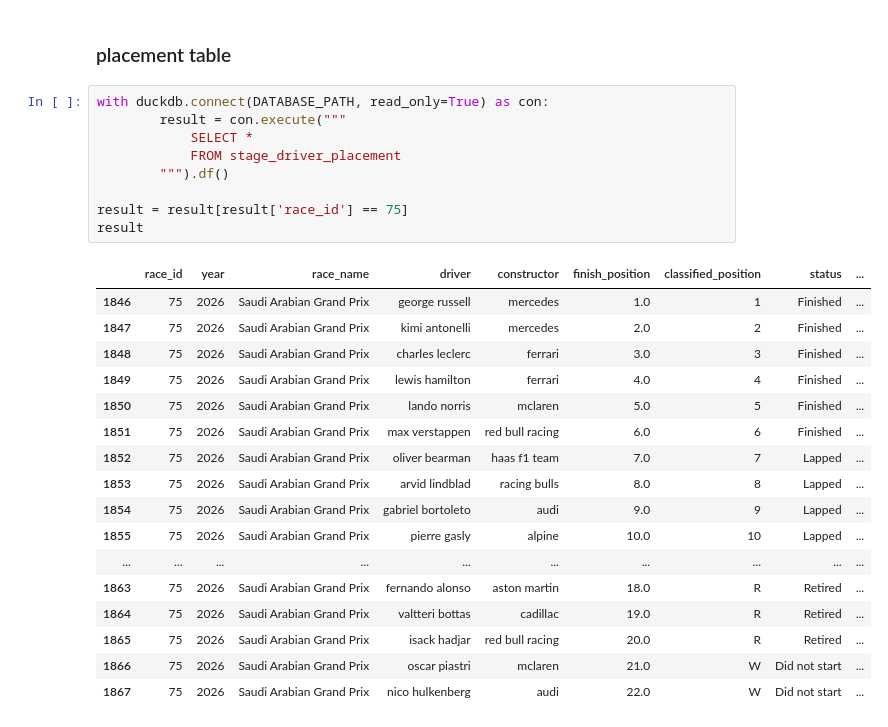
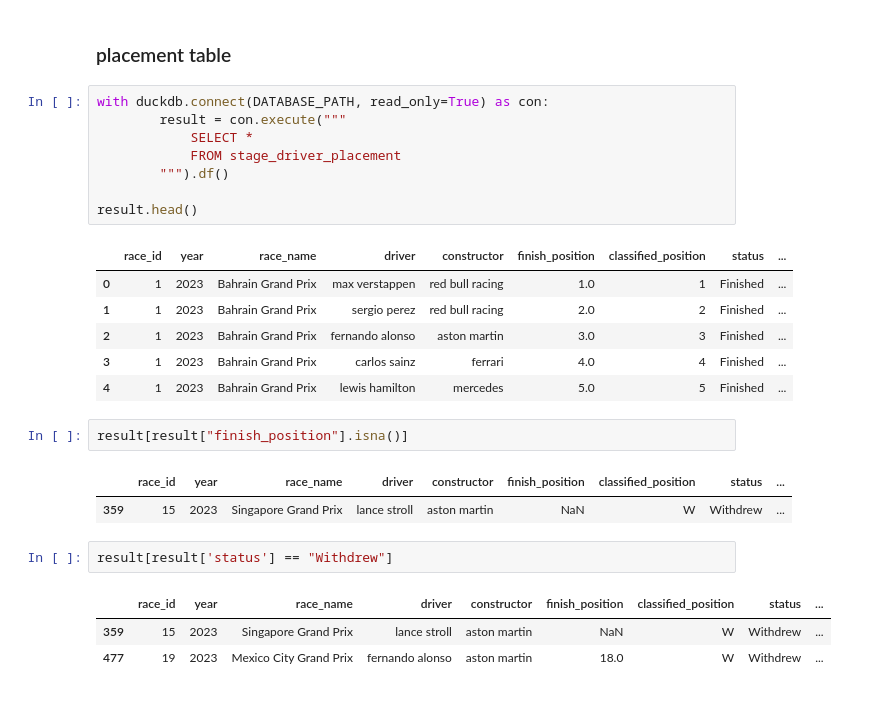
Before and after one commit to jguptil1/F1Fantasy, a Jupyter notebook: src/ingestion/database_testing.ipynb, the cells around one changed output. Saved outputs shown, nothing was run; the diff lists cells and outputs as text.

```diff
--- a/src/ingestion/database_testing.ipynb
+++ b/src/ingestion/database_testing.ipynb
@@ -1119,27 +1136,26 @@ assert res.groupby(["race_id", "constructor_id"]).size().max() == 1
 # %%
 with duckdb.connect(DATABASE_PATH, read_only=True) as con:
         result = con.execute("""
             SELECT *
             FROM stage_driver_placement
         """).df()
 
-result = result[result['race_id'] == 75]
-result
+result.head()
 # %% [output]
 |  | race_id | year | race_name | driver | constructor | finish_position | classified_position | status | ... |
-| 1846 | 75 | 2026 | Saudi Arabian Grand Prix | george russell | mercedes | 1.0 | 1 | Finished | ... |
-| 1847 | 75 | 2026 | Saudi Arabian Grand Prix | kimi antonelli | mercedes | 2.0 | 2 | Finished | ... |
-| 1848 | 75 | 2026 | Saudi Arabian Grand Prix | charles leclerc | ferrari | 3.0 | 3 | Finished | ... |
-| 1849 | 75 | 2026 | Saudi Arabian Grand Prix | lewis hamilton | ferrari | 4.0 | 4 | Finished | ... |
-| 1850 | 75 | 2026 | Saudi Arabian Grand Prix | lando norris | mclaren | 5.0 | 5 | Finished | ... |
-| 1851 | 75 | 2026 | Saudi Arabian Grand Prix | max verstappen | red bull racing | 6.0 | 6 | Finished | ... |
-| 1852 | 75 | 2026 | Saudi Arabian Grand Prix | oliver bearman | haas f1 team | 7.0 | 7 | Lapped | ... |
-| 1853 | 75 | 2026 | Saudi Arabian Grand Prix | arvid lindblad | racing bulls | 8.0 | 8 | Lapped | ... |
-| 1854 | 75 | 2026 | Saudi Arabian Grand Prix | gabriel bortoleto | audi | 9.0 | 9 | Lapped | ... |
-| 1855 | 75 | 2026 | Saudi Arabian Grand Prix | pierre gasly | alpine | 10.0 | 10 | Lapped | ... |
-| ... | ... | ... | ... | ... | ... | ... | ... | ... | ... |
-| 1863 | 75 | 2026 | Saudi Arabian Grand Prix | fernando alonso | aston martin | 18.0 | R | Retired | ... |
-| 1864 | 75 | 2026 | Saudi Arabian Grand Prix | valtteri bottas | cadillac | 19.0 | R | Retired | ... |
-| 1865 | 75 | 2026 | Saudi Arabian Grand Prix | isack hadjar | red bull racing | 20.0 | R | Retired | ... |
-| 1866 | 75 | 2026 | Saudi Arabian Grand Prix | oscar piastri | mclaren | 21.0 | W | Did not start | ... |
-| 1867 | 75 | 2026 | Saudi Arabian Grand Prix | nico hulkenberg | audi | 22.0 | W | Did not start | ... |
+| 0 | 1 | 2023 | Bahrain Grand Prix | max verstappen | red bull racing | 1.0 | 1 | Finished | ... |
+| 1 | 1 | 2023 | Bahrain Grand Prix | sergio perez | red bull racing | 2.0 | 2 | Finished | ... |
+| 2 | 1 | 2023 | Bahrain Grand Prix | fernando alonso | aston martin | 3.0 | 3 | Finished | ... |
+| 3 | 1 | 2023 | Bahrain Grand Prix | carlos sainz | ferrari | 4.0 | 4 | Finished | ... |
+| 4 | 1 | 2023 | Bahrain Grand Prix | lewis hamilton | mercedes | 5.0 | 5 | Finished | ... |
+# %%
+result[result["finish_position"].isna()]
+# %% [output]
+|  | race_id | year | race_name | driver | constructor | finish_position | classified_position | status | ... |
+| 359 | 15 | 2023 | Singapore Grand Prix | lance stroll | aston martin | NaN | W | Withdrew | ... |
+# %%
+result[result['status'] == "Withdrew"]
+# %% [output]
+|  | race_id | year | race_name | driver | constructor | finish_position | classified_position | status | ... |
+| 359 | 15 | 2023 | Singapore Grand Prix | lance stroll | aston martin | NaN | W | Withdrew | ... |
+| 477 | 19 | 2023 | Mexico City Grand Prix | fernando alonso | aston martin | 18.0 | W | Withdrew | ... |
```
Also changed, not shown: parts of 3 cells of this notebook, 7 other files.
